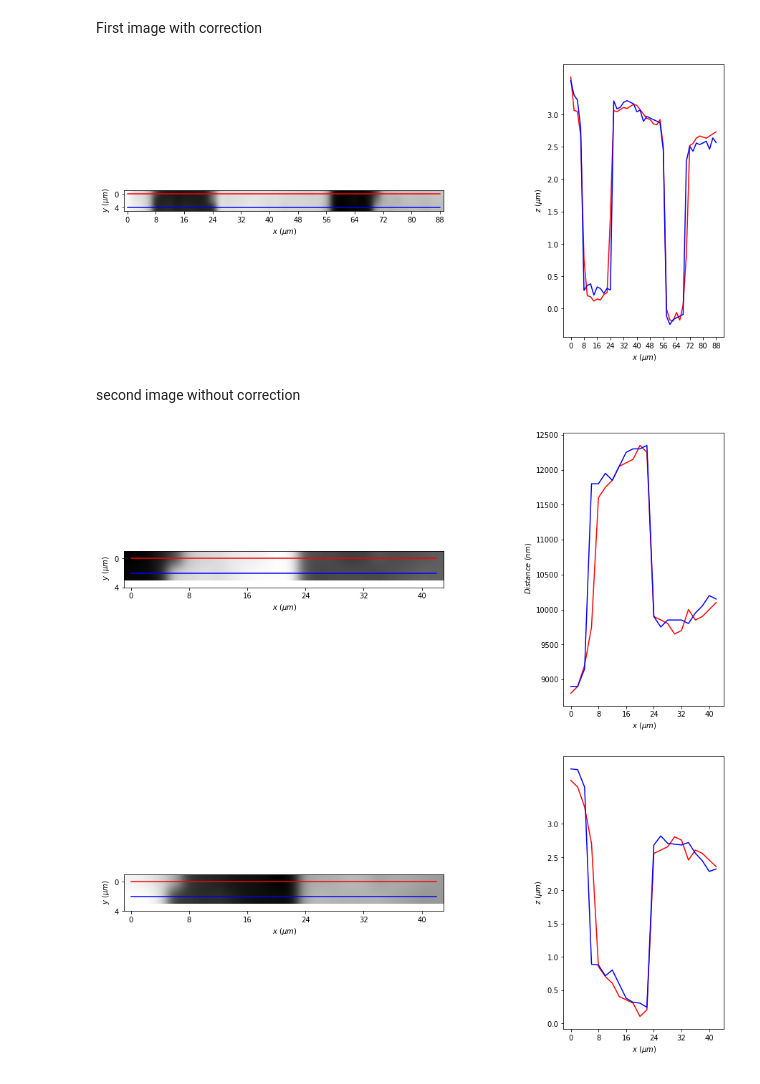
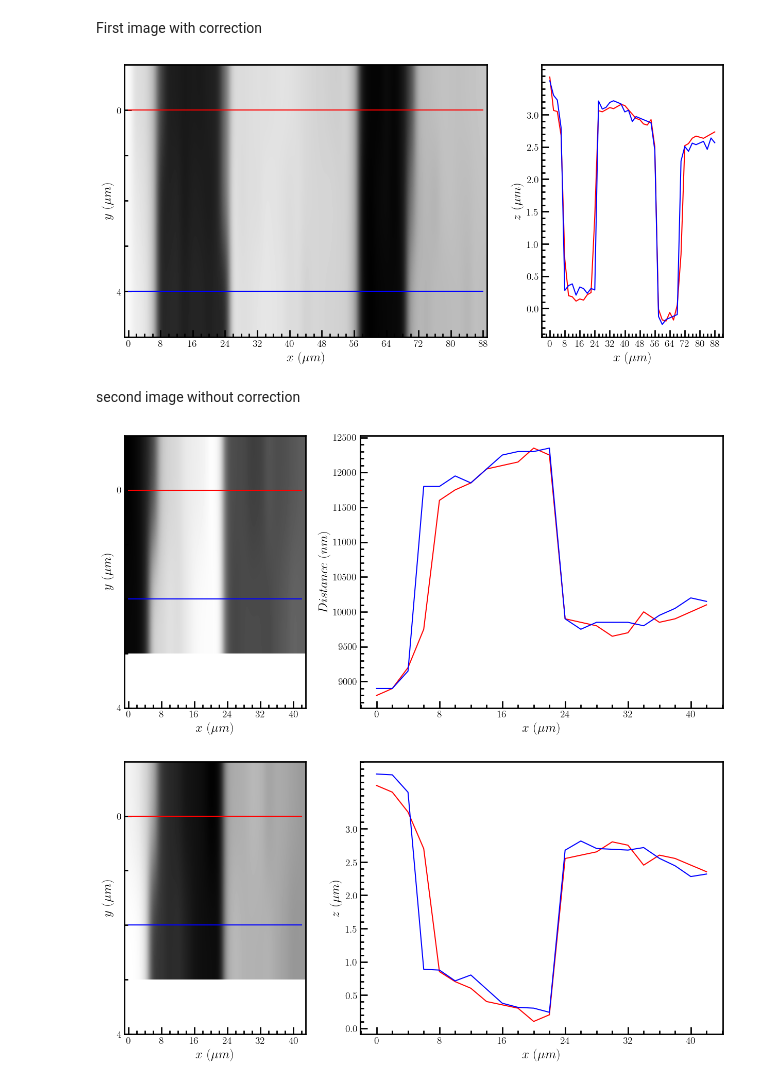
Before and after one commit to NanophotonIICOs/nanoiico-labs-data, a Jupyter notebook: notebooks/Grating_AFM_20-01-2022.ipynb, the cells around one changed output. Saved outputs shown, nothing was run; the diff lists cells and outputs as text; code cells hidden in the pictures.

```diff
--- a/notebooks/Grating_AFM_20-01-2022.ipynb
+++ b/notebooks/Grating_AFM_20-01-2022.ipynb
@@ -82,45 +82,45 @@ plt.show()
 First image with correction
 # %%
 fig = plt.figure(figsize=(15, 7))
-gs = GridSpec(1, 2, figure=fig,wspace=0.5,width_ratios=[2,1])
+gs = GridSpec(1, 2, figure=fig,wspace=0.2,width_ratios=[2,1])
 
 ax1 = fig.add_subplot(gs[0, 0])
 ax2 =fig.add_subplot(gs[0, 1])
 
 npix1=0
 npix2=2
 #npix3=3
 
-ax1.imshow(ImRes[:,1:],cmap='gray',interpolation='gaussian')
+ax1.imshow(ImRes[:,1:],cmap='gray',aspect='auto',interpolation='gaussian')
 ax1.plot([0,44],[npix1,npix1],'r')
 ax1.plot([0,44],[npix2,npix2],'b')
 #ax1.plot([0,10],[npix3,npix3],'k')
 
 
 ax1.set_xlabel(" $x$ $(\mu m)$")
 ax1.set_xticks(np.arange(0,45,4))
 ax1.set_xticklabels(np.arange(0,90,8))
 ax1.set_ylabel(" $y$ $(\mu m)$")
 ax1.set_yticks(np.arange(0,4,2))
 ax1.set_yticklabels(np.arange(0,8,4))
 
 ax2.set_xlabel(" $x$ $(\mu m)$")
 ax2.set_xticks(np.arange(0,45,4))
 ax2.set_xticklabels(np.arange(0,90,8))
 ax2.set_ylabel(" $z$ $(\mu m)$")
 ax2.set_yticks(np.arange(0,3500,500))
 ax2.set_yticklabels(np.arange(0,3.5,0.5))
 ax2.plot(ImRes[npix1,1:],'r')
 ax2.plot(ImRes[npix2,1:],'b')
 
 plt.show()
 # %% [output]
-[figure, old version]
+[figure, new version]
 # %% [markdown]
 second image without correction
 # %%
 fig = plt.figure(figsize=(15, 7))
-gs = GridSpec(1, 2, figure=fig,wspace=0.5,width_ratios=[2,1])
+gs = GridSpec(1, 2, figure=fig,wspace=0.2,width_ratios=[1,2])
 
 ax1 = fig.add_subplot(gs[0, 0])
 ax2 =fig.add_subplot(gs[0, 1])
@@ -128,7 +128,7 @@ ax2 =fig.add_subplot(gs[0, 1])
 npix1=0
 npix2=1
 
-ax1.imshow(exp2[:,1:],cmap='gray',interpolation='gaussian')
+ax1.imshow(exp2[:,1:],cmap='gray',aspect='auto',interpolation='gaussian')
 ax1.plot([0,21],[npix1,npix1],'r')
 ax1.plot([0,21],[npix2,npix2],'b')
 
@@ -149,10 +149,10 @@ ax2.plot(exp2[npix2,1:],'b')
 
 plt.show()
 # %% [output]
-[figure, old version]
+[figure, new version]
 # %%
 fig = plt.figure(figsize=(15, 7))
-gs = GridSpec(1, 2, figure=fig,wspace=0.5,width_ratios=[2,1])
+gs = GridSpec(1, 2, figure=fig,wspace=0.2,width_ratios=[1,2])
 
 ax1 = fig.add_subplot(gs[0, 0])
 ax2 =fig.add_subplot(gs[0, 1])
@@ -160,7 +160,7 @@ ax2 =fig.add_subplot(gs[0, 1])
 npix1=0
 npix2=1
 
-ax1.imshow(ImRes2[:,1:],cmap='gray',interpolation='gaussian')
+ax1.imshow(ImRes2[:,1:],cmap='gray',aspect='auto',interpolation='gaussian')
 ax1.plot([0,21],[npix1,npix1],'r')
 ax1.plot([0,21],[npix2,npix2],'b')
 
@@ -183,4 +183,4 @@ ax2.plot(ImRes2[npix2,1:],'b')
 
 plt.show()
 # %% [output]
-[figure, old version]
+[figure, new version]
```
Also changed, not shown: 1 other file.
